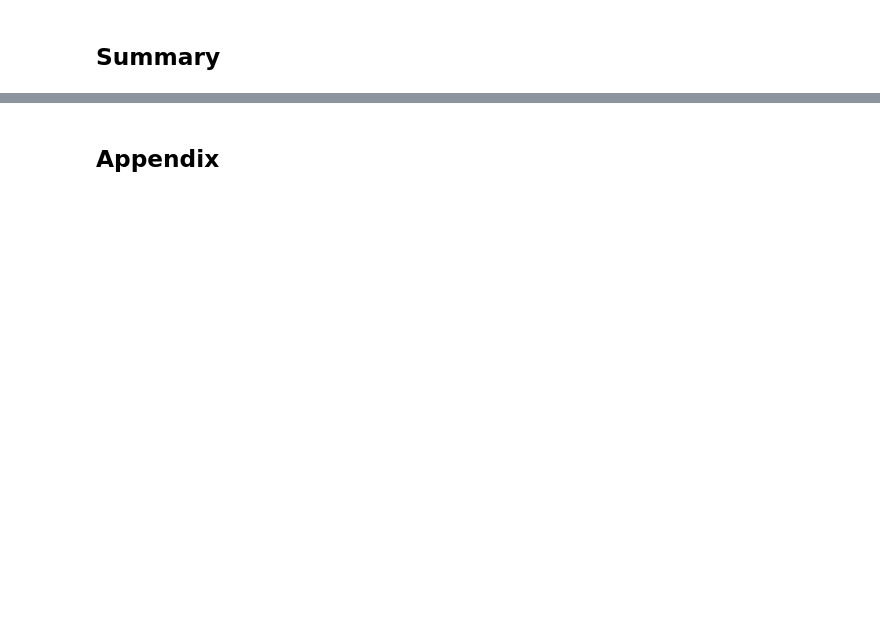
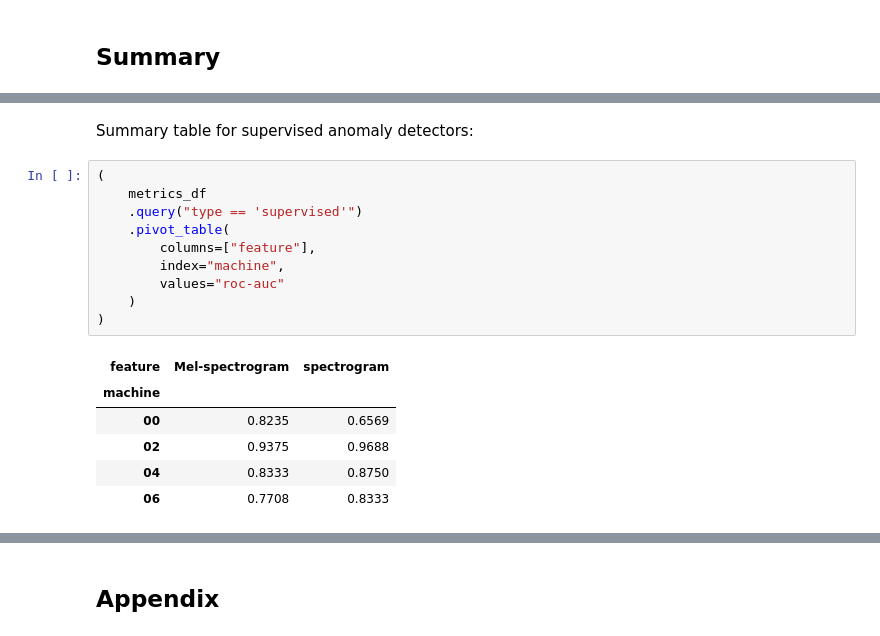
Before and after one commit to xiaoxi-david/malfunctioning-machines, a Jupyter notebook: development/jupyter/notebooks/1-Intro.ipynb, the cells around one changed output, grey strips where cells are left out. Saved outputs shown, nothing was run; the diff lists cells and outputs as text; blank space fills up the shorter version.

```diff
--- a/development/jupyter/notebooks/1-Intro.ipynb
+++ b/development/jupyter/notebooks/1-Intro.ipynb
@@ -400,0 +746,19 @@ An autoencoder belongs to a family of machine learning models, called neural net
+# %% [markdown]
+Summary table for supervised anomaly detectors:
+# %%
+(
+    metrics_df
+    .query("type == 'supervised'")
+    .pivot_table(
+        columns=["feature"],
+        index="machine",
+        values="roc-auc"
+    )
+)
+# %% [output]
+| feature | Mel-spectrogram | spectrogram |
+| machine |  |  |
+| 00 | 0.8235 | 0.6569 |
+| 02 | 0.9375 | 0.9688 |
+| 04 | 0.8333 | 0.8750 |
+| 06 | 0.7708 | 0.8333 |
```
Also changed, not shown: parts of 58 cells of this notebook, 2 other files.
